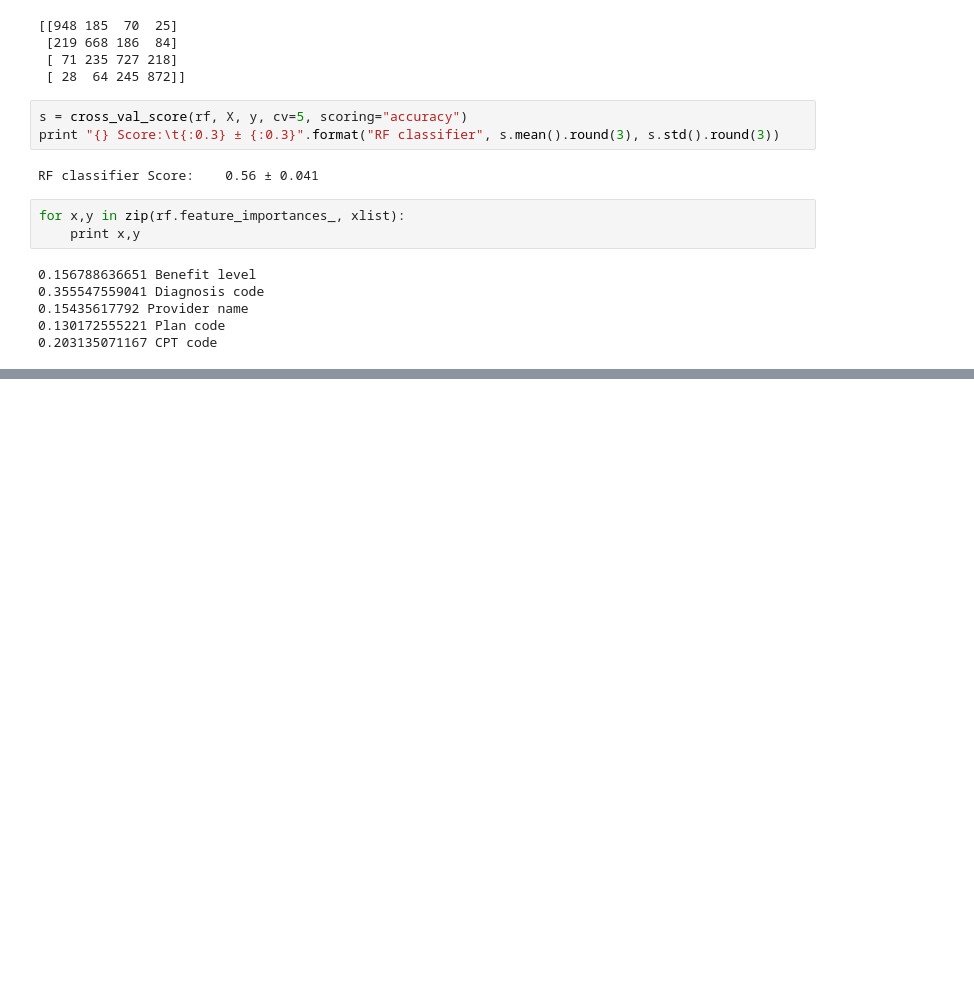
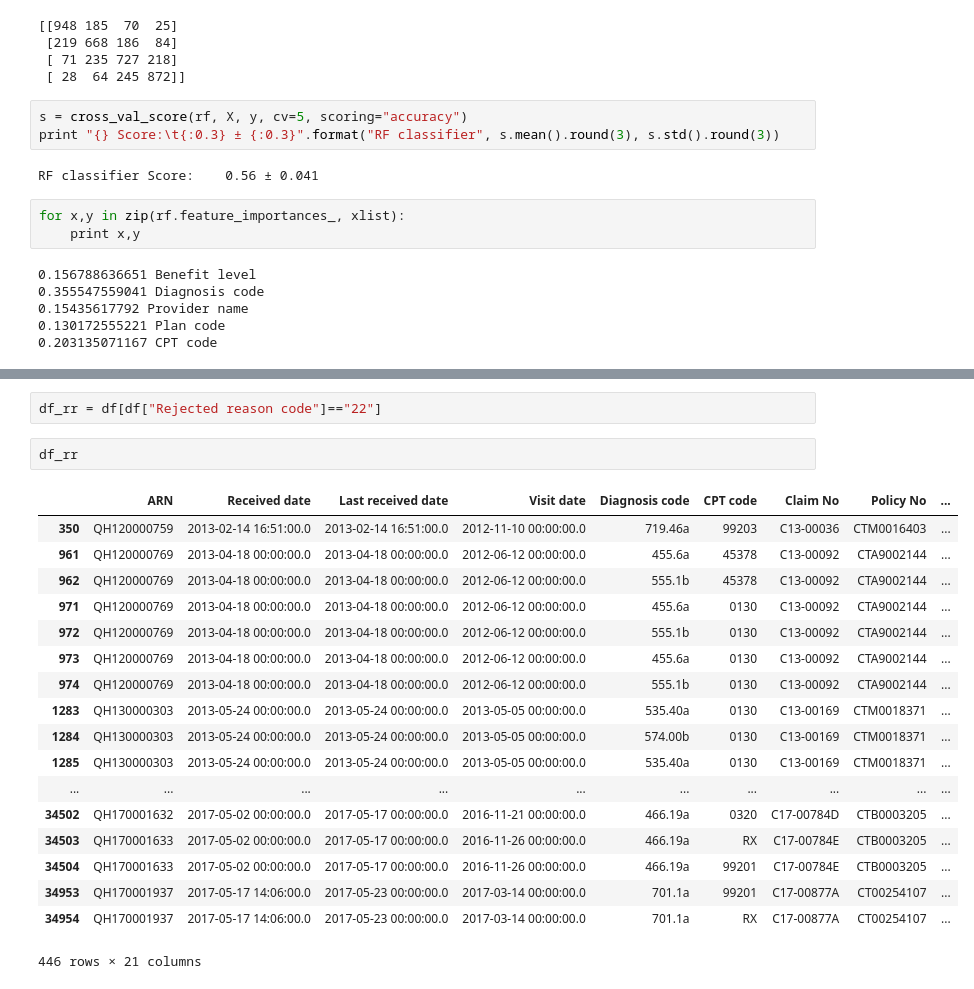
Before and after one commit to sleevillanueva/Holmusk, a Jupyter notebook: code/cigna.ipynb, the cells around one changed output, grey strips where cells are left out. Drawn from its saved outputs; the diff is of its cells as text; blank space fills up the shorter version.

```diff
--- a/code/cigna.ipynb
+++ b/code/cigna.ipynb
@@ -542,0 +646,23 @@ for x,y in zip(rf.feature_importances_, xlist):
+# %%
+df_rr = df[df["Rejected reason code"]=="22"]
+# %%
+df_rr
+# %% [output]
+|  | ARN | Received date | Last received date | Visit date | Diagnosis code | CPT code | Claim No | Policy No | ... |
+| 350 | QH120000759 | 2013-02-14 16:51:00.0 | 2013-02-14 16:51:00.0 | 2012-11-10 00:00:00.0 | 719.46a | 99203 | C13-00036 | CTM0016403 | ... |
+| 961 | QH120000769 | 2013-04-18 00:00:00.0 | 2013-04-18 00:00:00.0 | 2012-06-12 00:00:00.0 | 455.6a | 45378 | C13-00092 | CTA9002144 | ... |
+| 962 | QH120000769 | 2013-04-18 00:00:00.0 | 2013-04-18 00:00:00.0 | 2012-06-12 00:00:00.0 | 555.1b | 45378 | C13-00092 | CTA9002144 | ... |
+| 971 | QH120000769 | 2013-04-18 00:00:00.0 | 2013-04-18 00:00:00.0 | 2012-06-12 00:00:00.0 | 455.6a | 0130 | C13-00092 | CTA9002144 | ... |
+| 972 | QH120000769 | 2013-04-18 00:00:00.0 | 2013-04-18 00:00:00.0 | 2012-06-12 00:00:00.0 | 555.1b | 0130 | C13-00092 | CTA9002144 | ... |
+| 973 | QH120000769 | 2013-04-18 00:00:00.0 | 2013-04-18 00:00:00.0 | 2012-06-12 00:00:00.0 | 455.6a | 0130 | C13-00092 | CTA9002144 | ... |
+| 974 | QH120000769 | 2013-04-18 00:00:00.0 | 2013-04-18 00:00:00.0 | 2012-06-12 00:00:00.0 | 555.1b | 0130 | C13-00092 | CTA9002144 | ... |
+| 1283 | QH130000303 | 2013-05-24 00:00:00.0 | 2013-05-24 00:00:00.0 | 2013-05-05 00:00:00.0 | 535.40a | 0130 | C13-00169 | CTM0018371 | ... |
+| 1284 | QH130000303 | 2013-05-24 00:00:00.0 | 2013-05-24 00:00:00.0 | 2013-05-05 00:00:00.0 | 574.00b | 0130 | C13-00169 | CTM0018371 | ... |
+| 1285 | QH130000303 | 2013-05-24 00:00:00.0 | 2013-05-24 00:00:00.0 | 2013-05-05 00:00:00.0 | 535.40a | 0130 | C13-00169 | CTM0018371 | ... |
+| ... | ... | ... | ... | ... | ... | ... | ... | ... | ... |
+| 34502 | QH170001632 | 2017-05-02 00:00:00.0 | 2017-05-17 00:00:00.0 | 2016-11-21 00:00:00.0 | 466.19a | 0320 | C17-00784D | CTB0003205 | ... |
+| 34503 | QH170001633 | 2017-05-02 00:00:00.0 | 2017-05-17 00:00:00.0 | 2016-11-26 00:00:00.0 | 466.19a | RX | C17-00784E | CTB0003205 | ... |
+| 34504 | QH170001633 | 2017-05-02 00:00:00.0 | 2017-05-17 00:00:00.0 | 2016-11-26 00:00:00.0 | 466.19a | 99201 | C17-00784E | CTB0003205 | ... |
+| 34953 | QH170001937 | 2017-05-17 14:06:00.0 | 2017-05-23 00:00:00.0 | 2017-03-14 00:00:00.0 | 701.1a | 99201 | C17-00877A | CT00254107 | ... |
+| 34954 | QH170001937 | 2017-05-17 14:06:00.0 | 2017-05-23 00:00:00.0 | 2017-03-14 00:00:00.0 | 701.1a | RX | C17-00877A | CT00254107 | ... |
+446 rows × 21 columns
```
Also changed, not shown: parts of 16 cells of this notebook, 1 other file.
